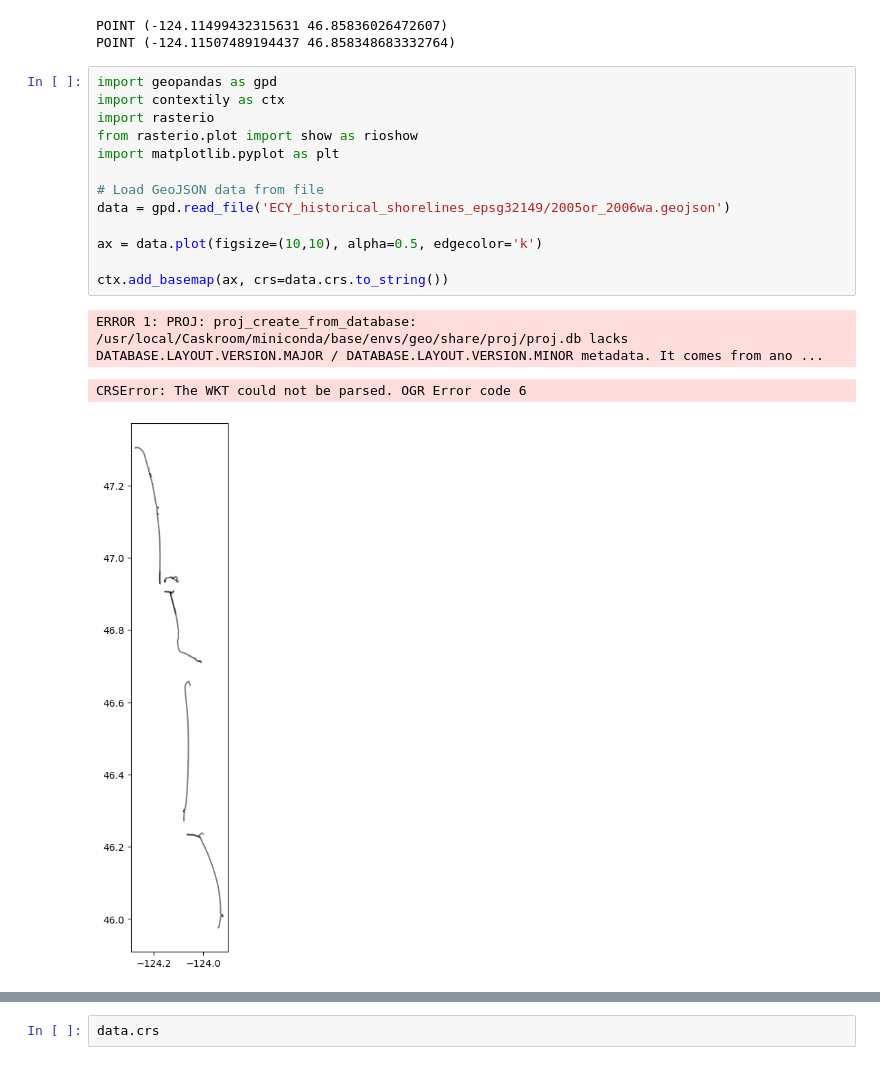
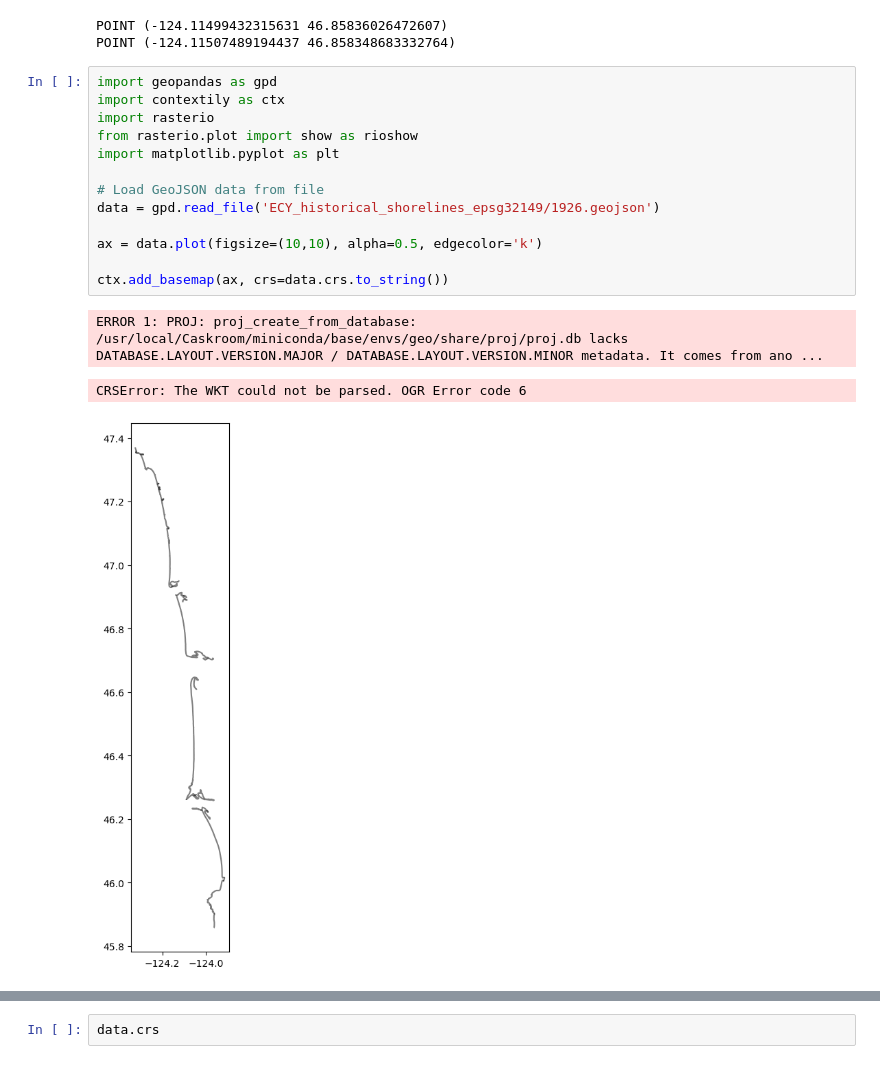
Before and after one commit to JerryLiu-96/Grays_Harbor_Storymap, a Jupyter notebook: assets/DSAS_class.ipynb, the cells around one changed output, grey strips where cells are left out. Drawn from its saved outputs; the diff is of its cells as text.

```diff
--- a/assets/DSAS_class.ipynb
+++ b/assets/DSAS_class.ipynb
@@ -406,17 +411,17 @@ POINT (-124.11507489194437 46.858348683332764)
 # %%
 import geopandas as gpd
 import contextily as ctx
 import rasterio
 from rasterio.plot import show as rioshow
 import matplotlib.pyplot as plt
 
 # Load GeoJSON data from file
-data = gpd.read_file('ECY_historical_shorelines_epsg32149/2005or_2006wa.geojson')
+data = gpd.read_file('ECY_historical_shorelines_epsg32149/1926.geojson')
 
 ax = data.plot(figsize=(10,10), alpha=0.5, edgecolor='k')
 
 ctx.add_basemap(ax, crs=data.crs.to_string())
 # %% [output]
 ERROR 1: PROJ: proj_create_from_database: /usr/local/Caskroom/miniconda/base/envs/geo/share/proj/proj.db lacks DATABASE.LAYOUT.VERSION.MAJOR / DATABASE.LAYOUT.VERSION.MINOR metadata. It comes from ano ...
 CRSError: The WKT could not be parsed. OGR Error code 6
-[figure, old version]
+[figure, new version]
```
Also changed, not shown: parts of 3 cells of this notebook, 3 other files.
